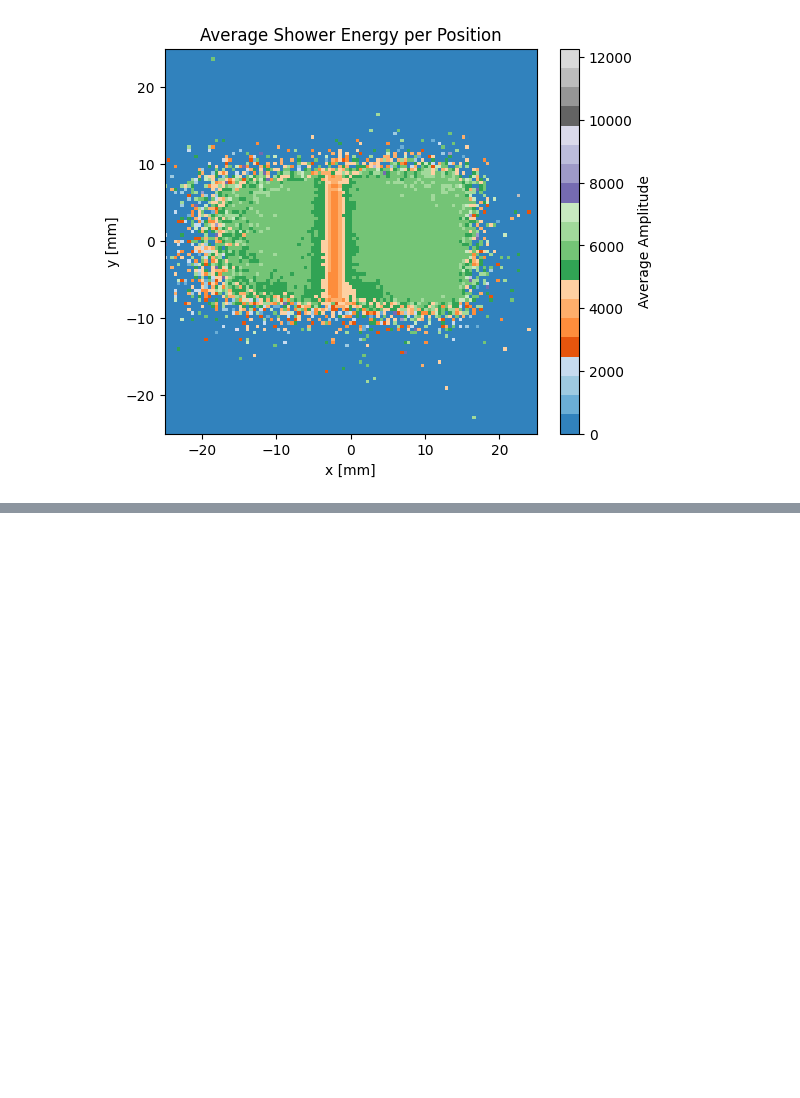
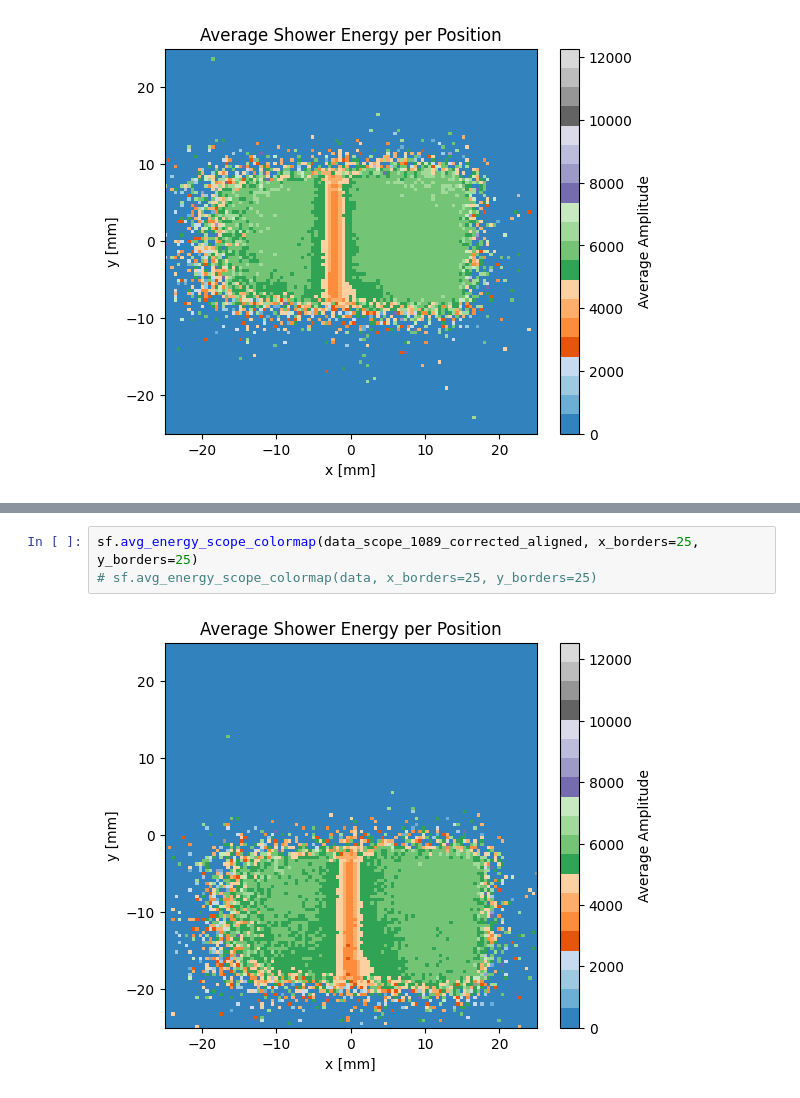
Before and after one commit to Ben-David-Ben/F-Cal-TB-Project, a Jupyter notebook: TB2025_Gap_scope_analysis.ipynb, the cells around one changed output, grey strips where cells are left out. Drawn from its saved outputs; the diff is of its cells as text; blank space fills up the shorter version.

```diff
--- a/TB2025_Gap_scope_analysis.ipynb
+++ b/TB2025_Gap_scope_analysis.ipynb
@@ -261,0 +352,5 @@ sigma = 1.062
+# %%
+sf.avg_energy_scope_colormap(data_scope_1089_corrected_aligned, x_borders=25, y_borders=25)
+# sf.avg_energy_scope_colormap(data, x_borders=25, y_borders=25)
+# %% [output]
+[figure, added]
```
Also changed, not shown: parts of 10 cells of this notebook, 9 other files.
